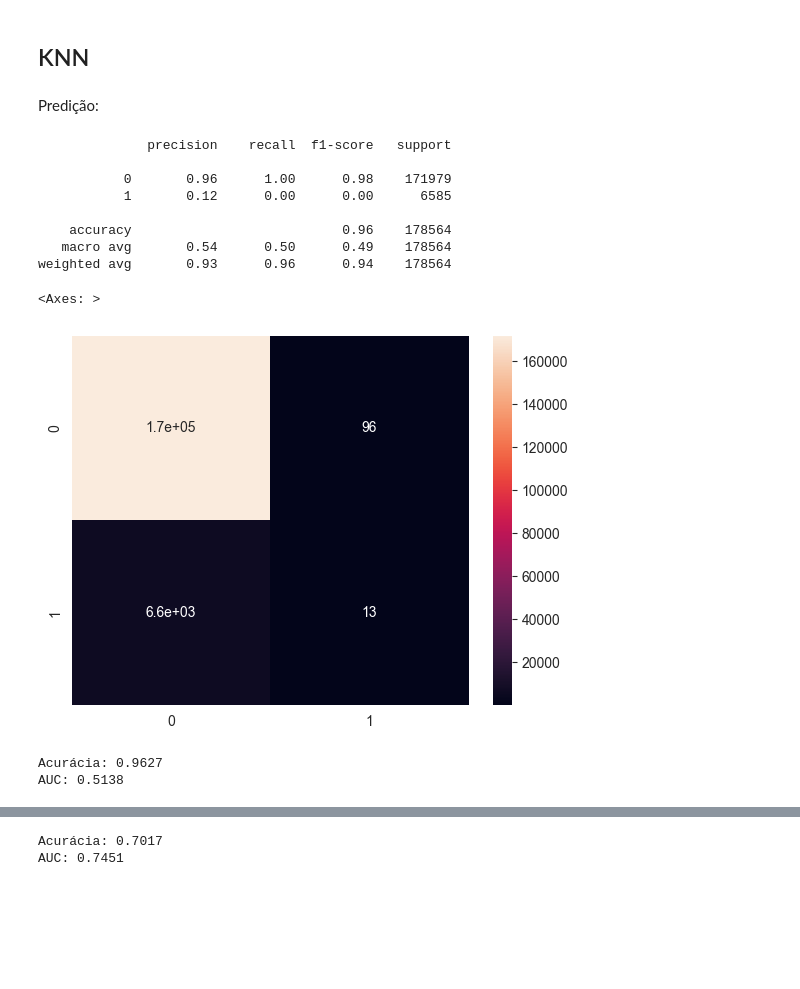
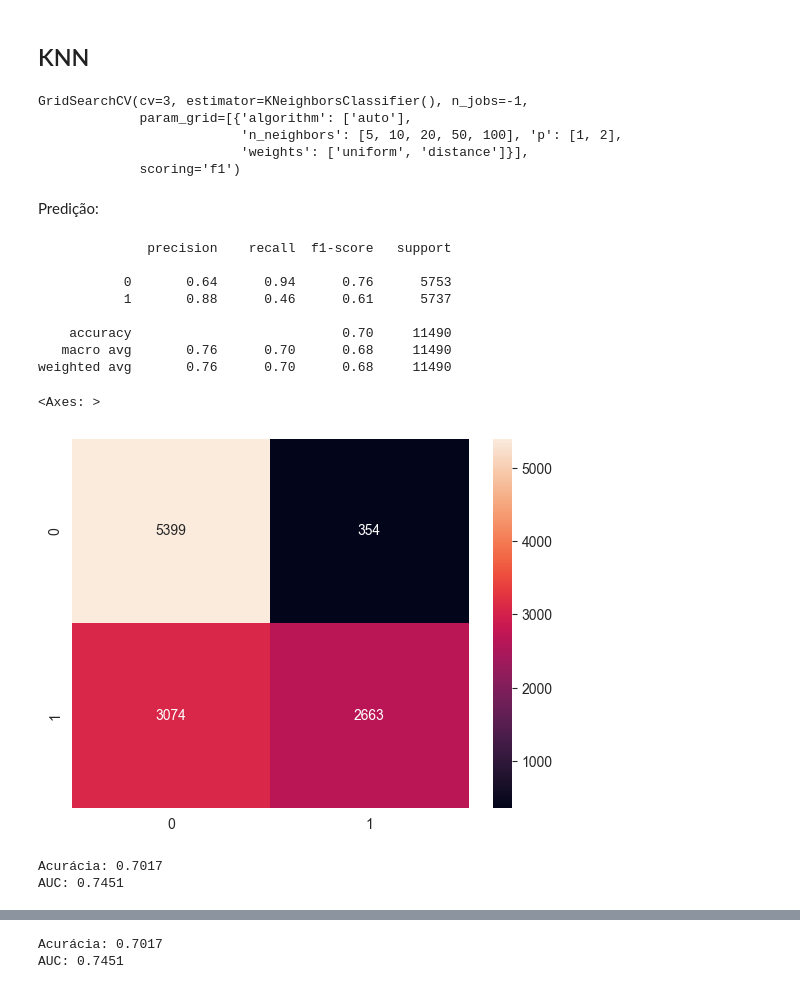
Before and after one commit to fernandohitmas/data_science_challenges, a Jupyter notebook: scripts/kaggle_porto_seguro_safe_driver/03.1.modelling_under_sampling.ipynb, the cells around one changed output, grey strips where cells are left out. Drawn from its saved outputs; the diff is of its cells as text; code cells hidden in the pictures; blank space fills up the shorter version.

```diff
--- a/scripts/kaggle_porto_seguro_safe_driver/03.1.modelling_under_sampling.ipynb
+++ b/scripts/kaggle_porto_seguro_safe_driver/03.1.modelling_under_sampling.ipynb
@@ -341,7 +341,7 @@ param_grid = [
         'n_neighbors': [5, 10, 20, 50, 100],
         'weights': ['uniform', 'distance'],
         'algorithm': ['auto'],
-        'p' : [2]
+        'p' : [1,2]
     }
 ]
 # %%
@@ -351,6 +351,12 @@ cv = 3
 clf = GridSearchCV(estimator=estimator, param_grid=param_grid, scoring='f1', cv=cv, n_jobs=-1)
 # %%
 clf.fit(X_train, y_train)
+# %% [output]
+GridSearchCV(cv=3, estimator=KNeighborsClassifier(), n_jobs=-1,
+             param_grid=[{'algorithm': ['auto'],
+                          'n_neighbors': [5, 10, 20, 50, 100], 'p': [1, 2],
+                          'weights': ['uniform', 'distance']}],
+             scoring='f1')
 # %% [markdown]
 Predição:
 # %%
@@ -362,17 +368,17 @@ print(classification_report(y_test, y_pred_class))
 # %% [output]
               precision    recall  f1-score   support
 
-           0       0.96      1.00      0.98    171979
-           1       0.12      0.00      0.00      6585
+           0       0.64      0.94      0.76      5753
+           1       0.88      0.46      0.61      5737
 
-    accuracy                           0.96    178564
-   macro avg       0.54      0.50      0.49    178564
-weighted avg       0.93      0.96      0.94    178564
+    accuracy                           0.70     11490
+   macro avg       0.76      0.70      0.68     11490
+weighted avg       0.76      0.70      0.68     11490
 # %%
-sns.heatmap(confusion_matrix(y_test, y_pred_class), annot=True)
+sns.heatmap(confusion_matrix(y_test, y_pred_class), annot=True, fmt='.0f')
 # %% [output]
 <Axes: >
-[figure, old version]
+[figure, new version]
 # %%
 accuracy = accuracy_score(y_test, y_pred_class)
 roc_auc = roc_auc_score(y_test, y_pred_prob)
@@ -380,8 +386,8 @@ roc_auc = roc_auc_score(y_test, y_pred_prob)
 print(f'Acurácia: {accuracy:.4f}')
 print(f'AUC: {roc_auc:.4f}')
 # %% [output]
-Acurácia: 0.9627
-AUC: 0.5138
+Acurácia: 0.7017
+AUC: 0.7451
 # %%
 fpr, tpr, thresholds = roc_curve(y_test, y_pred_prob)
 roc_auc = auc(fpr, tpr)
```
Also changed, not shown: parts of 24 cells of this notebook.
